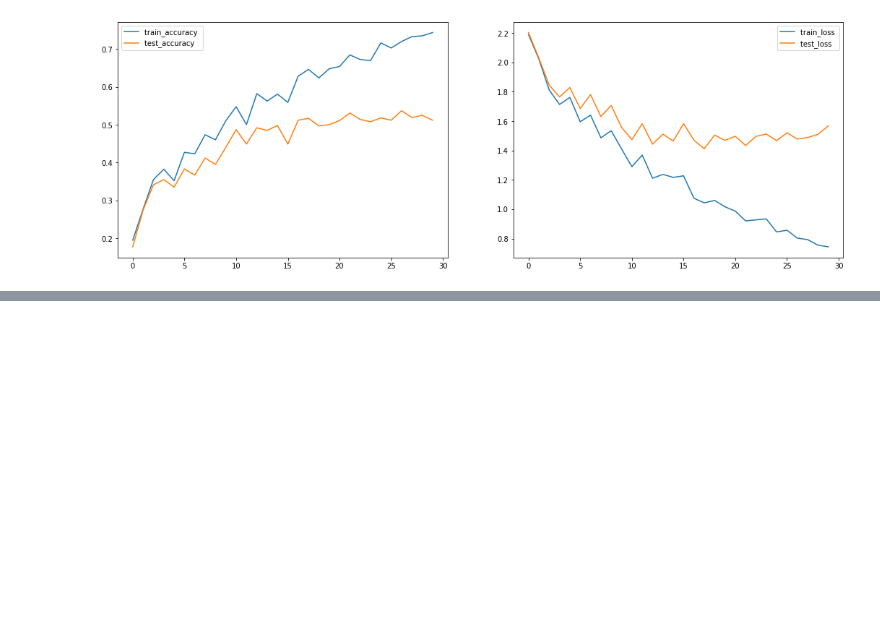
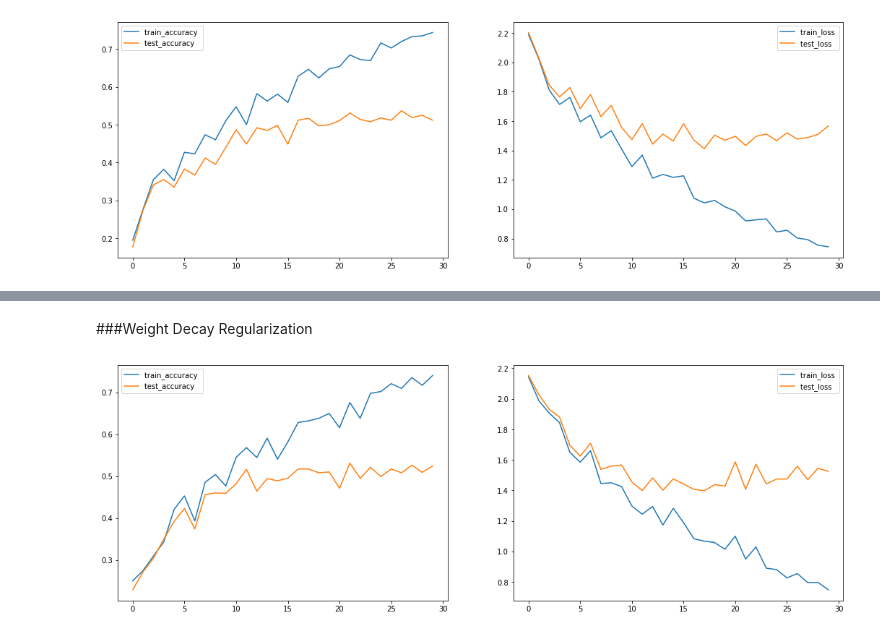
Before and after one commit to ItayShalit/Intro-to-Deep-Learning, a Jupyter notebook: Intro to DL - Assignment 1 - Part 3.ipynb, the cells around one changed output, grey strips where cells are left out. Saved outputs shown, nothing was run; the diff lists cells and outputs as text; code cells hidden in the pictures; blank space fills up the shorter version.

Commit message:
part 3 up to regularization

```diff
--- a/Intro to DL - Assignment 1 - Part 3.ipynb
+++ b/Intro to DL - Assignment 1 - Part 3.ipynb
@@ -501,0 +519,9 @@ train_and_plot_results(trainloader, testloader, conv_net, conv_net.loss, optimiz
+# %% [markdown]
+###Weight Decay Regularization
+# %%
+init_weights_normal(conv_net, best_configuration["init_std"])
+# 1e-5 is best empirically out of (1e-3, 1e-4, 1e-5) although all are similar. 1e-2 takes too long to fit
+optimizer = torch.optim.SGD(conv_net.parameters(), lr=best_configuration["learning_rate"], momentum=best_configuration["momentum_param"], weight_decay=1e-5)
+train_and_plot_results(trainloader, testloader, conv_net, conv_net.loss, optimizer, epochs, device)
+# %% [output]
+[figure, added]
```
Also changed, not shown: parts of 8 cells of this notebook.
